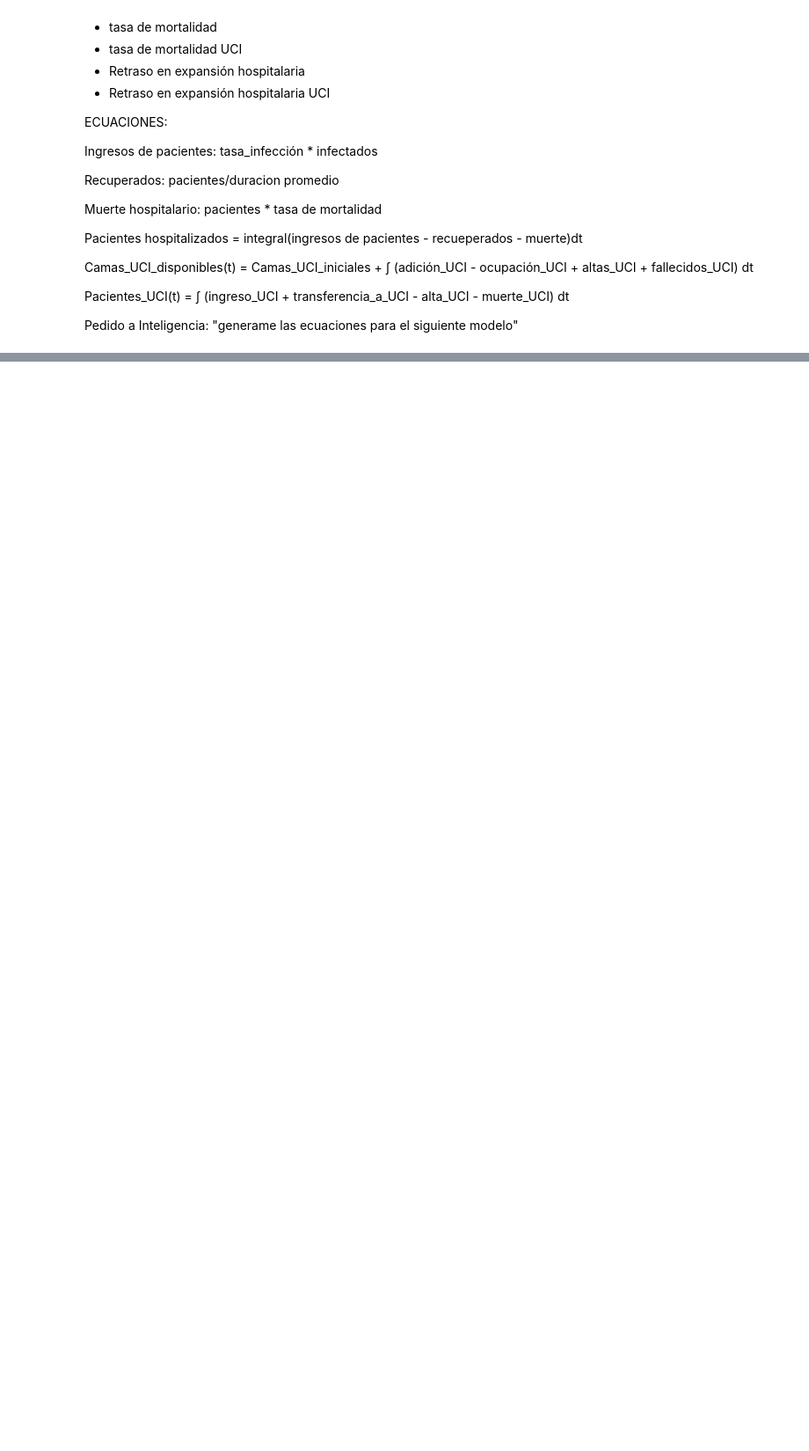
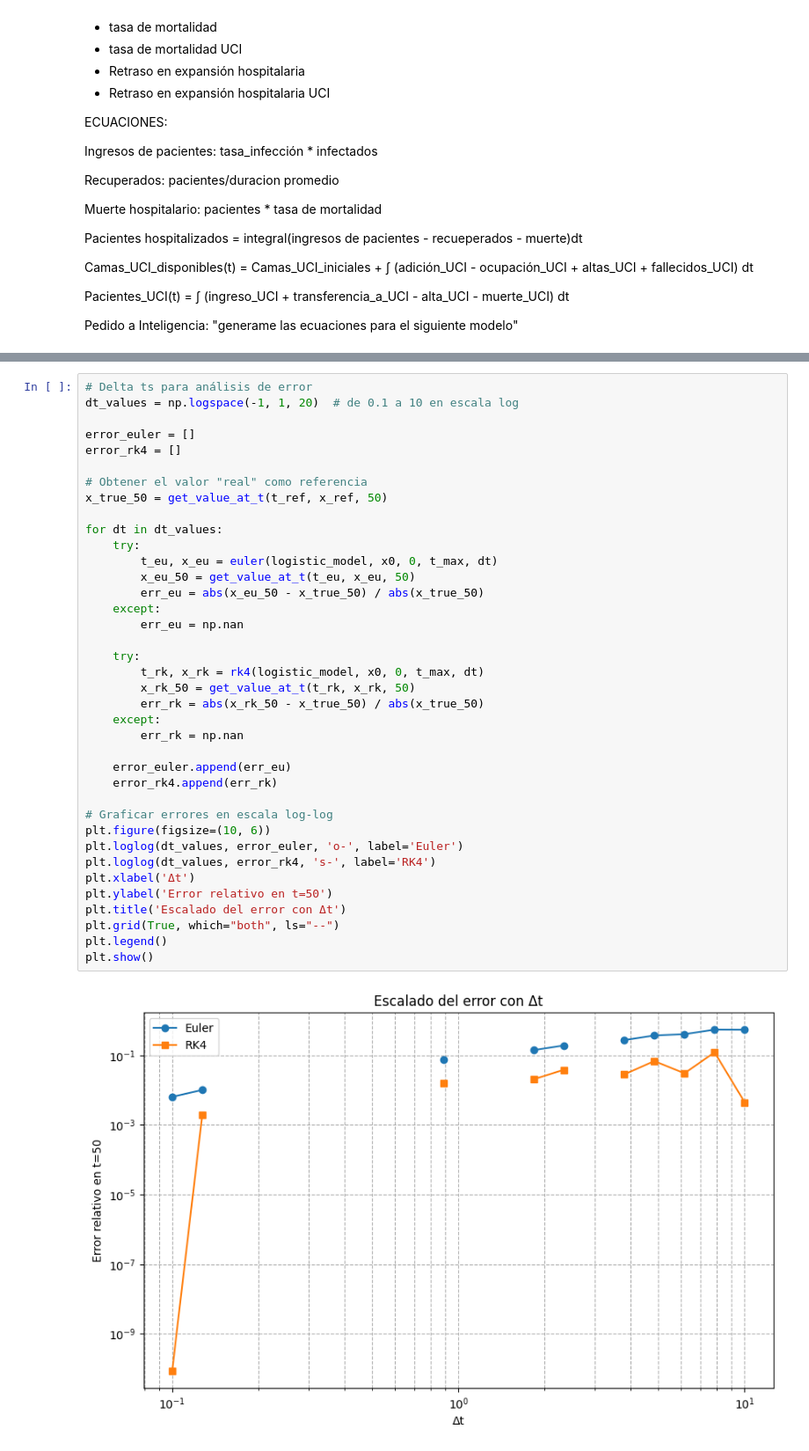
Before and after one commit to JoaquinCampos22155/lab1-MODSIM, a Jupyter notebook: ejercicio3.ipynb, the cells around one changed output, grey strips where cells are left out. Shown at 88% size. Drawn from its saved outputs; the diff is of its cells as text; blank space fills up the shorter version.

```diff
--- a/ejercicio3.ipynb
+++ b/ejercicio3.ipynb
@@ -160,0 +268,40 @@ Akinsola, V. (2023). Numerical Methods: Euler and Runge-Kutta. En IntechOpen eBo
+# %%
+# Delta ts para análisis de error
+dt_values = np.logspace(-1, 1, 20)  # de 0.1 a 10 en escala log
+
+error_euler = []
+error_rk4 = []
+
+# Obtener el valor "real" como referencia
+x_true_50 = get_value_at_t(t_ref, x_ref, 50)
+
+for dt in dt_values:
+    try:
+        t_eu, x_eu = euler(logistic_model, x0, 0, t_max, dt)
+        x_eu_50 = get_value_at_t(t_eu, x_eu, 50)
+        err_eu = abs(x_eu_50 - x_true_50) / abs(x_true_50)
+    except:
+        err_eu = np.nan
+
+    try:
+        t_rk, x_rk = rk4(logistic_model, x0, 0, t_max, dt)
+        x_rk_50 = get_value_at_t(t_rk, x_rk, 50)
+        err_rk = abs(x_rk_50 - x_true_50) / abs(x_true_50)
+    except:
+        err_rk = np.nan
+
+    error_euler.append(err_eu)
+    error_rk4.append(err_rk)
+
+# Graficar errores en escala log-log
+plt.figure(figsize=(10, 6))
+plt.loglog(dt_values, error_euler, 'o-', label='Euler')
+plt.loglog(dt_values, error_rk4, 's-', label='RK4')
+plt.xlabel('Δt')
+plt.ylabel('Error relativo en t=50')
+plt.title('Escalado del error con Δt')
+plt.grid(True, which="both", ls="--")
+plt.legend()
+plt.show()
+# %% [output]
+[figure, added]
```
Also changed, not shown: parts of 16 cells of this notebook.
